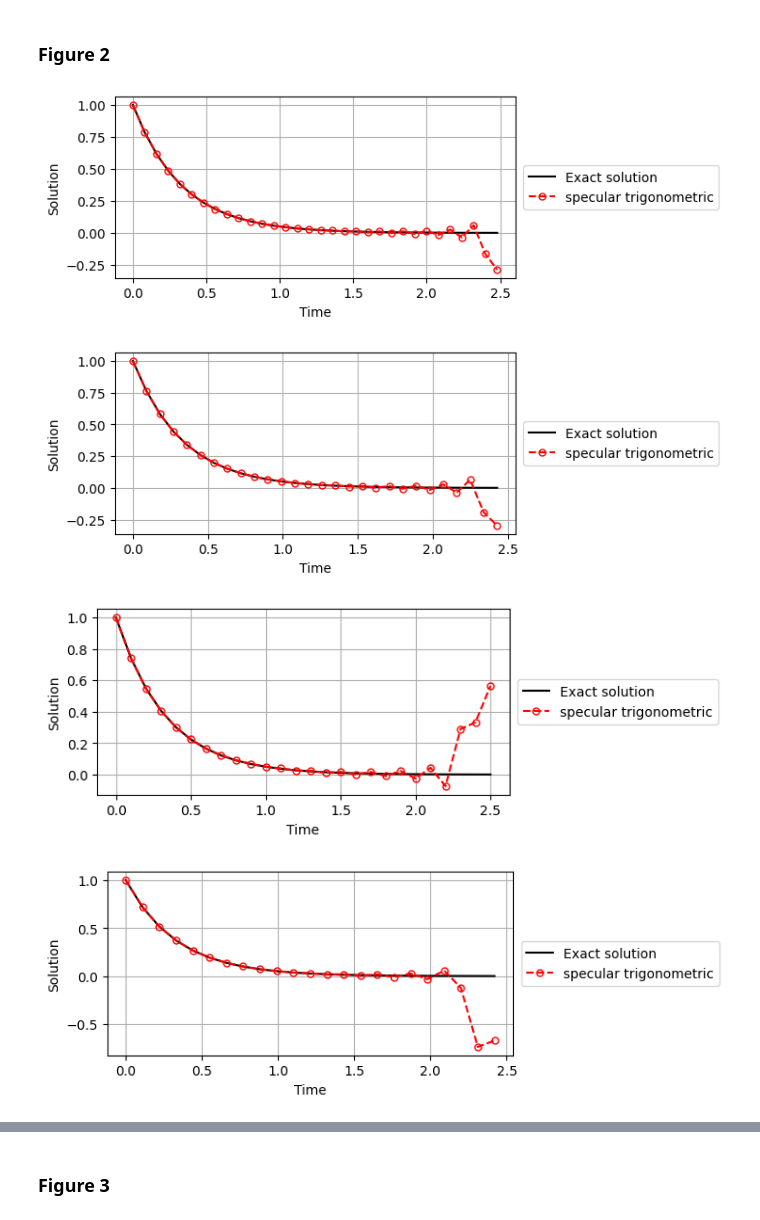
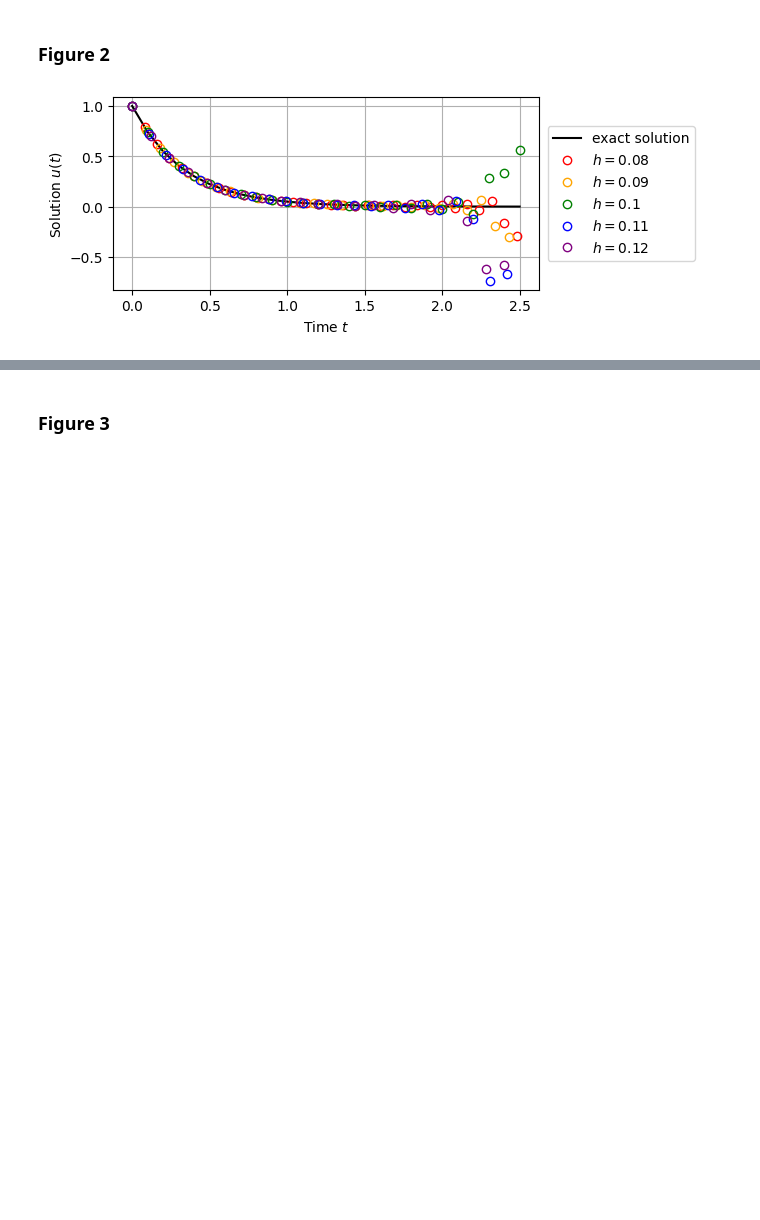
Before and after one commit to kyjung2357/specular-differentiation, a Jupyter notebook: examples/ode/Nonlinear numerical schemes using specular differentiation for IVP for 1st-order ODEs.ipynb, the cells around one changed output, grey strips where cells are left out. Saved outputs shown, nothing was run; the diff lists cells and outputs as text; code cells hidden in the pictures; blank space fills up the shorter version.

```diff
--- a/examples/ode/Nonlinear numerical schemes using specular differentiation for IVP for 1st-order ODEs.ipynb
+++ b/examples/ode/Nonlinear numerical schemes using specular differentiation for IVP for 1st-order ODEs.ipynb
@@ -52,11 +65,60 @@ specular.trigonometric_scheme(F, t_0=t_0, u_0=u_0, u_1=u_1, T=T, h=h).visualizat
 # %% [markdown]
 ### Figure 2
 # %%
-for h in [0.08, 0.09, 0.1, 0.11, 0.12]:
-    u_1 = exact_sol(t_0 + h)
-    specular.trigonometric_scheme(F, t_0=t_0, u_0=u_0, u_1=u_1, T=T, h=h).visualization(exact_sol=exact_sol).table(exact_sol=exact_sol)
+t_0 = 0.0
+T = 2.5
+max_iter = 1000
+
+def F(t, u):
+    return -3*u
+
+def exact_sol(t):
+    return np.exp(-3*t)
+
+def u_0(t_0):
+    return exact_sol(t_0)
+
+result_ST_08 = specular.trigonometric_scheme(F, t_0=t_0, u_0=u_0, u_1=exact_sol(t_0 + 0.08), T=T, h=0.08).values()
+result_ST_09 = specular.trigonometric_scheme(F, t_0=t_0, u_0=u_0, u_1=exact_sol(t_0 + 0.09), T=T, h=0.09).values()
+result_ST_10 = specular.trigonometric_scheme(F, t_0=t_0, u_0=u_0, u_1=exact_sol(t_0 + 0.10), T=T, h=0.1).values()
+result_ST_11 = specular.trigonometric_scheme(F, t_0=t_0, u_0=u_0, u_1=exact_sol(t_0 + 0.11), T=T, h=0.11).values()
+result_ST_12 = specular.trigonometric_scheme(F, t_0=t_0, u_0=u_0, u_1=exact_sol(t_0 + 0.12), T=T, h=0.12).values()
+
+exact_solution = np.array([exact_sol(t) for t in result_ST_10[0]])
+
+plt.figure(figsize=(5.5, 2.5))
+
+plt.plot(result_ST_10[0], exact_solution, color='black', label='exact solution')
+
+plt.plot(result_ST_08[0], result_ST_08[1],  marker='o', linestyle='None',
+         markerfacecolor='none',
+         markeredgecolor='red',
+         label='$h = 0.08$')
+
+plt.plot(result_ST_09[0], result_ST_09[1],  marker='o', linestyle='None',
+         markerfacecolor='none',
+         markeredgecolor='orange',
+         label='$h = 0.09$')
+
+plt.plot(result_ST_10[0], result_ST_10[1],  marker='o', linestyle='None',
+         markerfacecolor='none',
+         markeredgecolor='green',
+         label='$h = 0.1$')
+
+plt.plot(result_ST_11[0], result_ST_11[1],  marker='o', linestyle='None',
+         markerfacecolor='none',
+         markeredgecolor='blue',
+         label='$h = 0.11$')
+
+plt.plot(result_ST_12[0], result_ST_12[1],  marker='o', linestyle='None',
+         markerfacecolor='none',
+         markeredgecolor='purple',
+         label='$h = 0.12$')
+
+plt.xlabel(r"Time $t$", fontsize=10)
+plt.ylabel(r"Solution $u(t)$", fontsize=10)
+plt.grid(True)
+plt.legend(loc='center left', bbox_to_anchor=(1.02, 0.5), borderaxespad=0., fontsize=10)
+plt.show()
 # %% [output]
-[figure, old version]
+[figure, new version]
-[figure, removed]
-[figure, removed]
-[figure, removed]
```
Also changed, not shown: parts of 4 cells of this notebook.
